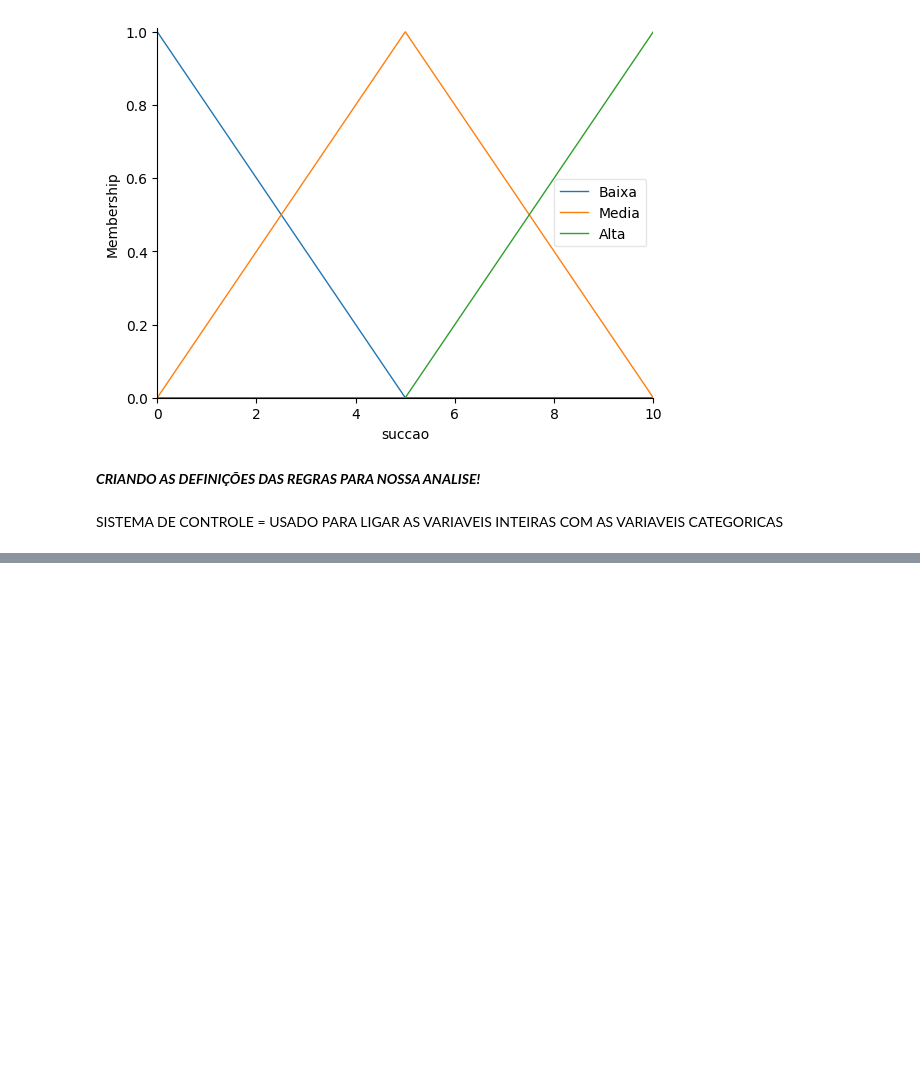
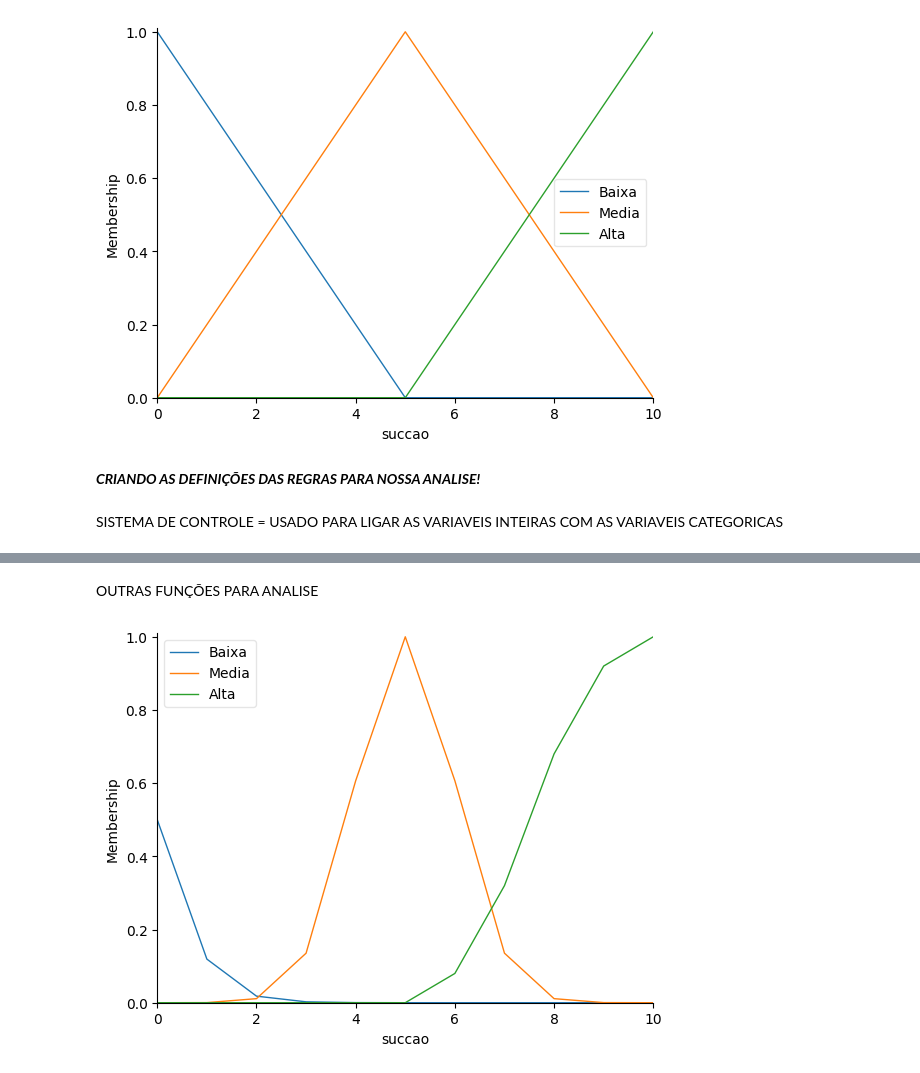
Before and after one commit to DouglasSilva2/Logica_de_Fuzzy_python, a Jupyter notebook: Logica_de_Fuzzy_2º_Etudo_de_Caso_Python.ipynb, the cells around one changed output, grey strips where cells are left out. Saved outputs shown, nothing was run; the diff lists cells and outputs as text; code cells hidden in the pictures; blank space fills up the shorter version.

Commit message:
Logica de Fuzzy, Segundo Estudo de Caso

```diff
--- a/Logica_de_Fuzzy_2º_Etudo_de_Caso_Python.ipynb
+++ b/Logica_de_Fuzzy_2º_Etudo_de_Caso_Python.ipynb
@@ -99,0 +100,9 @@ succao.view(sim = sistema)
+# %% [markdown]
+OUTRAS FUNÇÕES PARA ANALISE
+# %%
+succao['Baixa'] = fuzzy.sigmf(succao.universe, 0, -2)
+succao['Media'] = fuzzy.gaussmf(succao.universe, 5, 1)
+succao['Alta'] = fuzzy.pimf(succao.universe, 5, 10, 10, 11)
+succao.view()
+# %% [output]
+[figure, added]
```
Also changed, not shown: parts of 1 cell of this notebook.
